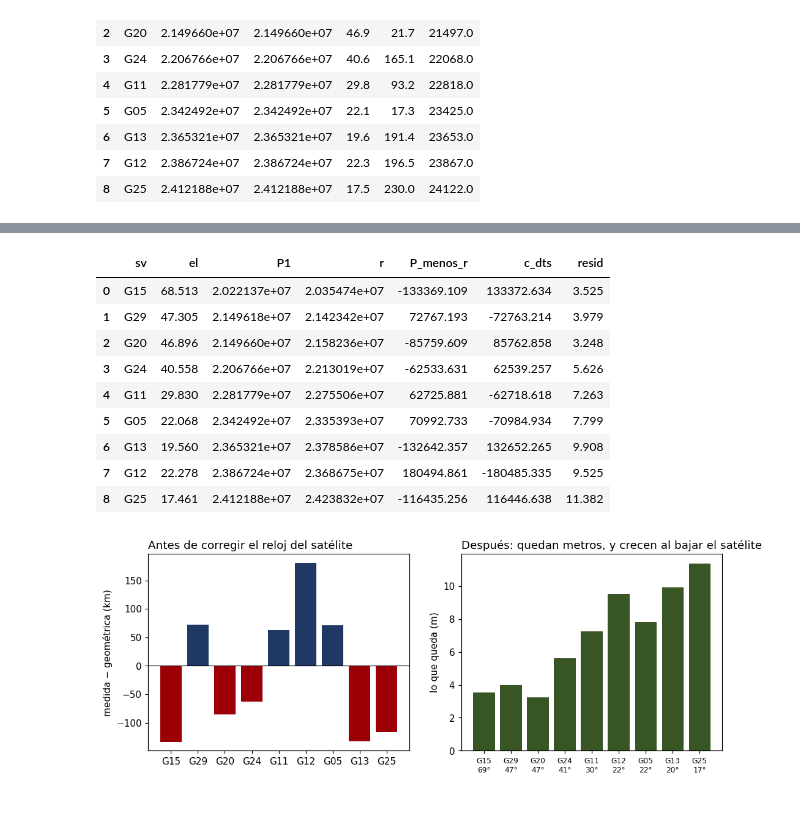
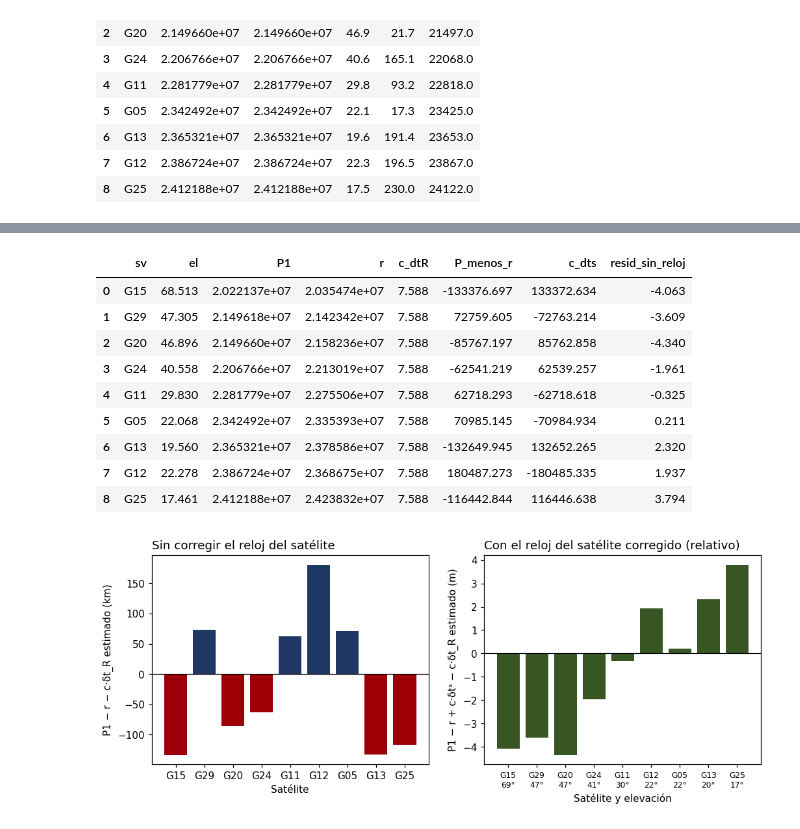
Before and after one commit to jdavidortega/Geographic_Data_Science_with_Python, a Jupyter notebook: Geospatial/gnss_pseudodistancia.ipynb, the cells around one changed output, grey strips where cells are left out. Saved outputs shown, nothing was run; the diff lists cells and outputs as text; code cells hidden in the pictures.

```diff
--- a/Geospatial/gnss_pseudodistancia.ipynb
+++ b/Geospatial/gnss_pseudodistancia.ipynb
@@ -227,7 +231,7 @@ def segundos_de_semana(t):
     return dt.dt.total_seconds().values % 604800
 
 def posicion_satelite(e, t_em):
-    """Posición (x, y, z, m) y error del reloj (s) del satélite en el instante de emisión t_em (segundos de la semana).
+    """Posición (x, y, z, m) y desfase del reloj (s) del satélite en el instante de emisión t_em (segundos de la semana).
     e: tabla de efemérides alineada fila a fila con t_em. Algoritmo de IS-GPS-200 (órbita kepleriana + correcciones)."""
     ajuste = lambda dt: dt - 604800 * np.round(dt / 604800)      # por si el intervalo cruza el cambio de semana
     A = e.sqrtA.values ** 2                                      # semieje mayor
@@ -256,13 +260,21 @@ O = obs.dropna(subset=["C1C"])[["t", "sv", "C1C", "P2", "L1C", "S1C"]].rename(co
 O = pd.merge_asof(O.sort_values("t"), nav.sort_values("toc"), left_on="t", right_on="toc", by="sv",
                   direction="nearest", tolerance=pd.Timedelta("4h")).dropna(subset=["sqrtA"]).reset_index(drop=True)
 
-# la señal llegó en t (reloj del receptor) y salió τ segundos antes; τ se refina con la distancia geométrica
+# instante de emisión: el receptor midió el retardo P1/c con su propio reloj y con el del satélite, así que
+# t − P1/c es la hora de emisión según el reloj del satélite, y restando δtˢ queda en tiempo GPS.
+# Se usa P1 y no la distancia geométrica: t está marcado con el reloj del receptor, y solo P1 lleva su desfase para cancelarlo.
 t_rec = segundos_de_semana(O.t)
-tau = O.P1.values / C
-for _ in range(4):
-    pos, dts = posicion_satelite(O, t_rec - tau)
-    ang = OMEGA_E * tau                                          # la Tierra giró mientras la señal viajaba: se lleva el satélite
-    pos = np.c_[np.cos(ang) * pos[:, 0] + np.sin(ang) * pos[:, 1], -np.sin(ang) * pos[:, 0] + np.cos(ang) * pos[:, 1], pos[:, 2]]   # al sistema de la Tierra en t
+t_em = t_rec - O.P1.values / C
+_, dts = posicion_satelite(O, t_em)
+t_em = t_em - dts
+pos, dts = posicion_satelite(O, t_em)
+
+# la Tierra giró mientras la señal viajaba (τ = r/c): se lleva el satélite al sistema de la Tierra en el instante de recepción
+pos_em = pos
+tau = np.linalg.norm(pos_em - rx, axis=1) / C
+for _ in range(3):
+    ang = OMEGA_E * tau
+    pos = np.c_[np.cos(ang) * pos_em[:, 0] + np.sin(ang) * pos_em[:, 1], -np.sin(ang) * pos_em[:, 0] + np.cos(ang) * pos_em[:, 1], pos_em[:, 2]]
     tau = np.linalg.norm(pos - rx, axis=1) / C
 
 def xyz_a_geodesicas(X, Y, Z, a=6378137.0, f=1/298.257223563):
@@ -458,37 +682,40 @@ Como la posición de la estación se conoce (la del encabezado), se puede calcul
 # distancia geométrica: del satélite (en el instante de emisión) a la posición de la estación
 ep["r"] = np.sqrt((rx[0] - ep["xs"])**2 + (rx[1] - ep["ys"])**2 + (rx[2] - ep["zs"])**2)
 
-ep["P_menos_r"] = ep.P1 - ep.r          # medida − geométrica: debería ser ~0 si los relojes fueran perfectos
-ep["c_dts"] = C * ep.dts                # error del reloj del satélite, pasado a metros
-ep["resid"] = ep.P1 - ep.r + ep.c_dts   # lo que queda tras corregir el reloj del satélite
+ep["c_dtR"] = reloj_usado[t0]                # reloj del receptor (sección 7)
+ep["P_menos_r"] = ep.P1 - ep.r - ep.c_dtR    # medida − geométrica − reloj del receptor: debería ser ~0 si los satélites tuvieran relojes perfectos
+ep["c_dts"] = C * ep.dts                     # desfase del reloj del satélite, pasado a metros
+ep["resid_sin_reloj"] = ep.P_menos_r + ep.c_dts   # residuo sin los dos relojes: T + I + ε (relativo), como en la sección 7
 
-ep[["sv", "el", "P1", "r", "P_menos_r", "c_dts", "resid"]].round(3)
+ep[["sv", "el", "P1", "r", "c_dtR", "P_menos_r", "c_dts", "resid_sin_reloj"]].round(3)
 # %% [output]
-|  | sv | el | P1 | r | P_menos_r | c_dts | resid |
-| 0 | G15 | 68.513 | 2.022137e+07 | 2.035474e+07 | -133369.109 | 133372.634 | 3.525 |
-| 1 | G29 | 47.305 | 2.149618e+07 | 2.142342e+07 | 72767.193 | -72763.214 | 3.979 |
-| 2 | G20 | 46.896 | 2.149660e+07 | 2.158236e+07 | -85759.609 | 85762.858 | 3.248 |
-| 3 | G24 | 40.558 | 2.206766e+07 | 2.213019e+07 | -62533.631 | 62539.257 | 5.626 |
-| 4 | G11 | 29.830 | 2.281779e+07 | 2.275506e+07 | 62725.881 | -62718.618 | 7.263 |
-| 5 | G05 | 22.068 | 2.342492e+07 | 2.335393e+07 | 70992.733 | -70984.934 | 7.799 |
-| 6 | G13 | 19.560 | 2.365321e+07 | 2.378586e+07 | -132642.357 | 132652.265 | 9.908 |
-| 7 | G12 | 22.278 | 2.386724e+07 | 2.368675e+07 | 180494.861 | -180485.335 | 9.525 |
-| 8 | G25 | 17.461 | 2.412188e+07 | 2.423832e+07 | -116435.256 | 116446.638 | 11.382 |
+|  | sv | el | P1 | r | c_dtR | P_menos_r | c_dts | resid_sin_reloj |
+| 0 | G15 | 68.513 | 2.022137e+07 | 2.035474e+07 | 7.588 | -133376.697 | 133372.634 | -4.063 |
+| 1 | G29 | 47.305 | 2.149618e+07 | 2.142342e+07 | 7.588 | 72759.605 | -72763.214 | -3.609 |
+| 2 | G20 | 46.896 | 2.149660e+07 | 2.158236e+07 | 7.588 | -85767.197 | 85762.858 | -4.340 |
+| 3 | G24 | 40.558 | 2.206766e+07 | 2.213019e+07 | 7.588 | -62541.219 | 62539.257 | -1.961 |
+| 4 | G11 | 29.830 | 2.281779e+07 | 2.275506e+07 | 7.588 | 62718.293 | -62718.618 | -0.325 |
+| 5 | G05 | 22.068 | 2.342492e+07 | 2.335393e+07 | 7.588 | 70985.145 | -70984.934 | 0.211 |
+| 6 | G13 | 19.560 | 2.365321e+07 | 2.378586e+07 | 7.588 | -132649.945 | 132652.265 | 2.320 |
+| 7 | G12 | 22.278 | 2.386724e+07 | 2.368675e+07 | 7.588 | 180487.273 | -180485.335 | 1.937 |
+| 8 | G25 | 17.461 | 2.412188e+07 | 2.423832e+07 | 7.588 | -116442.844 | 116446.638 | 3.794 |
 # %%
 e2 = ep.sort_values("el", ascending=False)    # de más alto a más bajo sobre el horizonte
 fig, axs = plt.subplots(1, 2, figsize=(11, 3.8))
 
 colores = [ROJO if v < 0 else AZUL for v in e2.P_menos_r]
 axs[0].bar(e2.sv, e2.P_menos_r / 1e3, color=colores)
 axs[0].axhline(0, color="k", lw=0.8)
-axs[0].set_ylabel("medida − geométrica (km)")
-axs[0].set_title("Antes de corregir el reloj del satélite", loc="left")
-
-axs[1].bar(e2.sv, e2.resid, color=VERDE)
-axs[1].set_ylabel("lo que queda (m)")
-axs[1].set_title("Después: quedan metros, y crecen al bajar el satélite", loc="left")
+axs[0].set_xlabel("Satélite")
+axs[0].set_ylabel("P1 − r − c·δt_R estimado (km)")
+axs[0].set_title("Sin corregir el reloj del satélite", loc="left")
+axs[1].bar(e2.sv, e2.resid_sin_reloj, color=VERDE)
+axs[1].axhline(0, color="k", lw=0.8)
+axs[1].set_xlabel("Satélite y elevación")
+axs[1].set_ylabel("P1 − r + c·δtˢ − c·δt_R estimado (m)")
+axs[1].set_title("Con el reloj del satélite corregido (relativo)", loc="left")
 axs[1].set_xticks(range(len(e2)))
 axs[1].set_xticklabels([f"{s}\n{e:.0f}°" for s, e in zip(e2.sv, e2.el)], fontsize=8);
 # %% [output]
-[figure, old version]
+[figure, new version]
 # %% [markdown]
```
Also changed, not shown: parts of 33 cells of this notebook.
